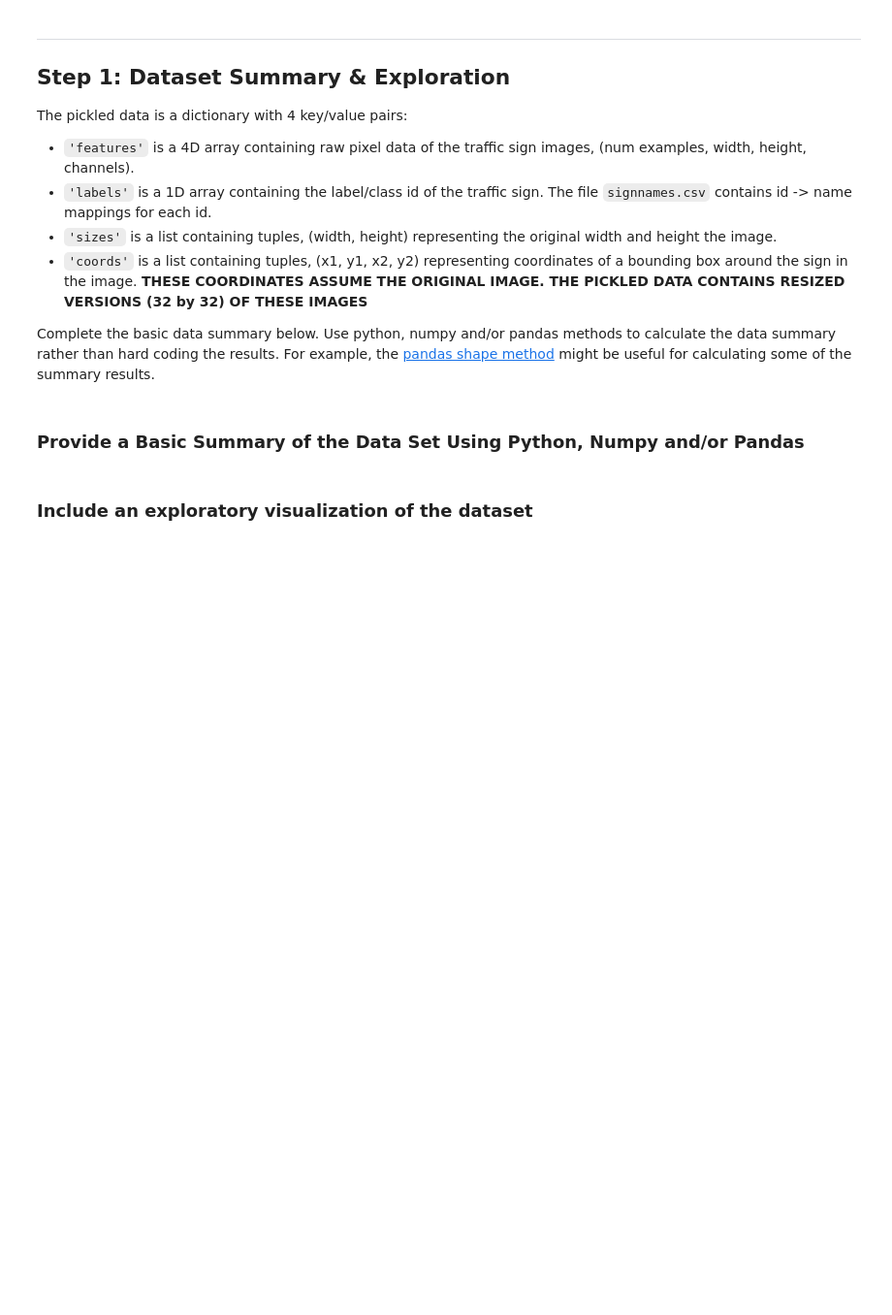
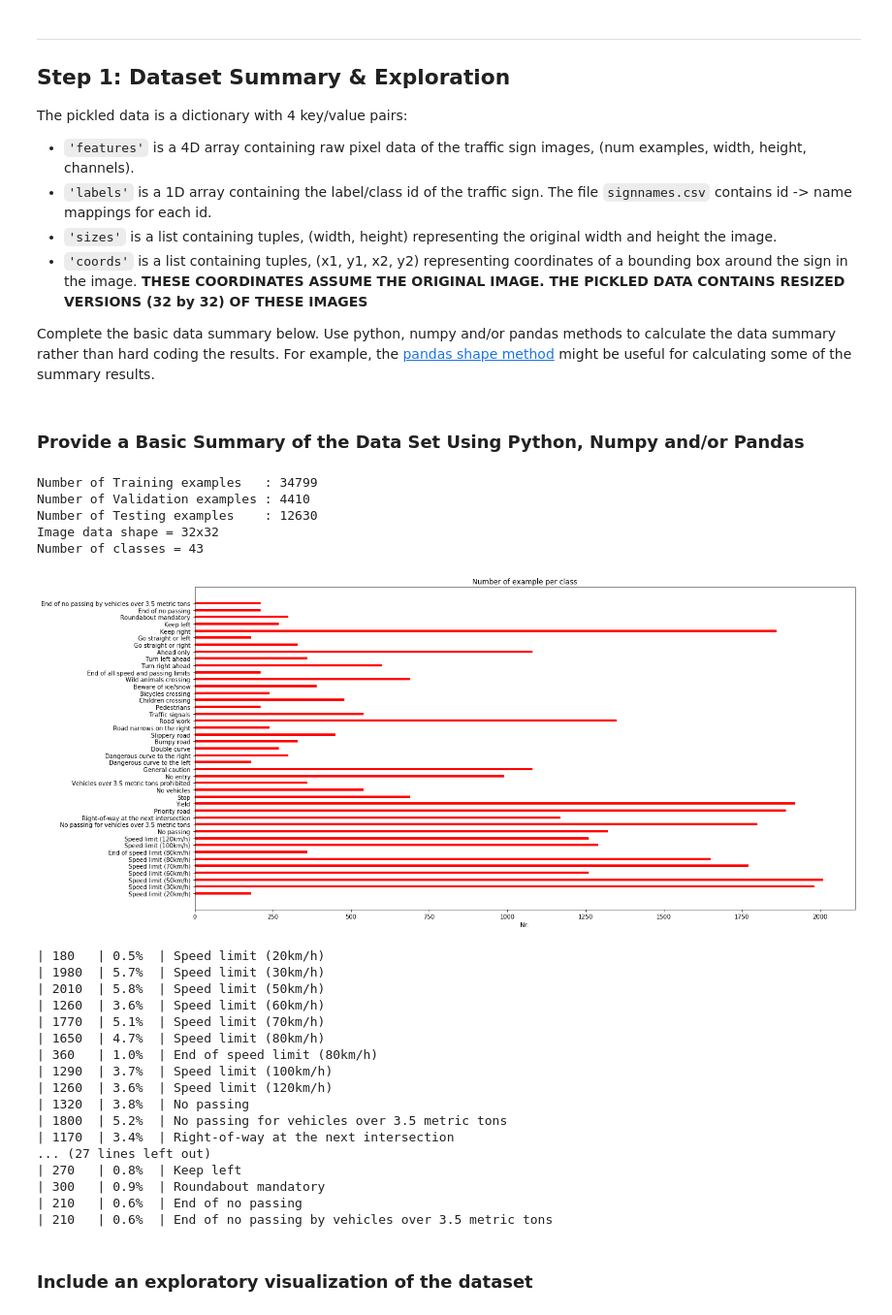
Before and after one commit to cesare-montresor/CarND-Traffic-Sign-Classifier-Project, a Jupyter notebook: Traffic_Sign_Classifier.ipynb, the cells around one changed output. Shown at 97% size. Saved outputs shown, nothing was run; the diff lists cells and outputs as text; code cells hidden in the pictures; blank space fills up the shorter version.

```diff
--- a/Traffic_Sign_Classifier.ipynb
+++ b/Traffic_Sign_Classifier.ipynb
@@ -69,11 +69,11 @@ assert downloadResult
 
 train = loadDataset(dataset_path, 'train')
 valid = loadDataset(dataset_path, 'valid')
-test = loadDataset(dataset_path, 'test')
+test  = loadDataset(dataset_path, 'test')
 
-X_train, y_train = train['features'], train['labels']
-X_valid, y_valid = valid['features'], valid['labels']
-X_test, y_test = test['features'], test['labels']
+X_train_orig, y_train = train['features'], train['labels']
+X_valid_orig, y_valid = valid['features'], valid['labels']
+X_test_orig,  y_test  = test ['features'], test['labels']
 # %% [markdown]
 ---
 
@@ -92,33 +92,86 @@ Complete the basic data summary below. Use python, numpy and/or pandas methods t
 # %%
 ### Replace each question mark with the appropriate value.
 ### Use python, pandas or numpy methods rather than hard coding the results
 
+import matplotlib.pyplot as plt
+import random,math
+# Visualizations will be shown in the notebook.
+%matplotlib inline
+
 # TODO: Number of training examples
-n_train = len(X_train)
+n_train = len(X_train_orig)
 
 # TODO: Number of testing examples.
-n_test = len(X_test)
+n_valid = len(X_valid_orig)
+
+# TODO: Number of testing examples.
+n_test = len(X_test_orig)
 
 # TODO: What's the shape of an traffic sign image?
-image_shape = str(len(X_train[0]))+'x'+str(len(X_train[0][0]))
+image_shape = str(len(X_train_orig[0]))+'x'+str(len(X_train_orig[0][0]))
 
 # TODO: How many unique classes/labels there are in the dataset.
 class_labels = np.sort(np.unique(y_train))
 n_classes = len(class_labels)
 class_count = [None]*n_classes
 class_examples = [None]*n_classes
 class_share = [float]*n_classes
 
 
-print("Number of training examples =", n_train)
-print("Number of testing examples =", n_test)
+print("Number of Training examples   :", n_train)
+print("Number of Validation examples :", n_valid)
+print("Number of Testing examples    :", n_test)
 print("Image data shape =", image_shape)
 print("Number of classes =", n_classes)
 
+classes_info = []
 for label in class_labels:
-    class_examples[label] = X_train[y_train == label]
+    class_examples[label] = X_train_orig[y_train == label]
     class_count[label] = len(class_examples[label])
     class_share[label] = round(float(class_count[label]*100)/n_train,1)
+    classes_info.append({
+        "label": label,
+        "text" : class_texts[label],
+        "count": len(class_examples[label]),
+    })
+
+ind = np.arange(n_classes)  # the x locations for the groups
+width = 0.35       # the width of the bars
+fig, ax= plt.subplots(figsize=(20,10))
+rects1 = ax.barh(ind, class_count, width, color='r')
+ax.set_xlabel('Nr.')
+ax.set_title('Number of example per class')
+ax.set_yticks(ind)
+ax.set_yticklabels(class_texts)
+plt.show()
+
+
+for label in class_labels:
+    print("| %d \t| %.1f%% \t| %s \t" %(class_count[label],class_share[label],class_texts[label]) )
+# %% [output]
+Number of Training examples   : 34799
+Number of Validation examples : 4410
+Number of Testing examples    : 12630
+Image data shape = 32x32
+Number of classes = 43
+[figure, added]
+| 180   | 0.5%  | Speed limit (20km/h)
+| 1980  | 5.7%  | Speed limit (30km/h)
+| 2010  | 5.8%  | Speed limit (50km/h)
+| 1260  | 3.6%  | Speed limit (60km/h)
+| 1770  | 5.1%  | Speed limit (70km/h)
+| 1650  | 4.7%  | Speed limit (80km/h)
+| 360   | 1.0%  | End of speed limit (80km/h)
+| 1290  | 3.7%  | Speed limit (100km/h)
+| 1260  | 3.6%  | Speed limit (120km/h)
+| 1320  | 3.8%  | No passing
+| 1800  | 5.2%  | No passing for vehicles over 3.5 metric tons
+| 1170  | 3.4%  | Right-of-way at the next intersection
+... (27 lines left out)
+| 270   | 0.8%  | Keep left
+| 300   | 0.9%  | Roundabout mandatory
+| 210   | 0.6%  | End of no passing
+| 210   | 0.6%  | End of no passing by vehicles over 3.5 metric tons
 # %% [markdown]
 ### Include an exploratory visualization of the dataset
 # %% [markdown]
```
Also changed, not shown: parts of 30 cells of this notebook, 2 other files.
